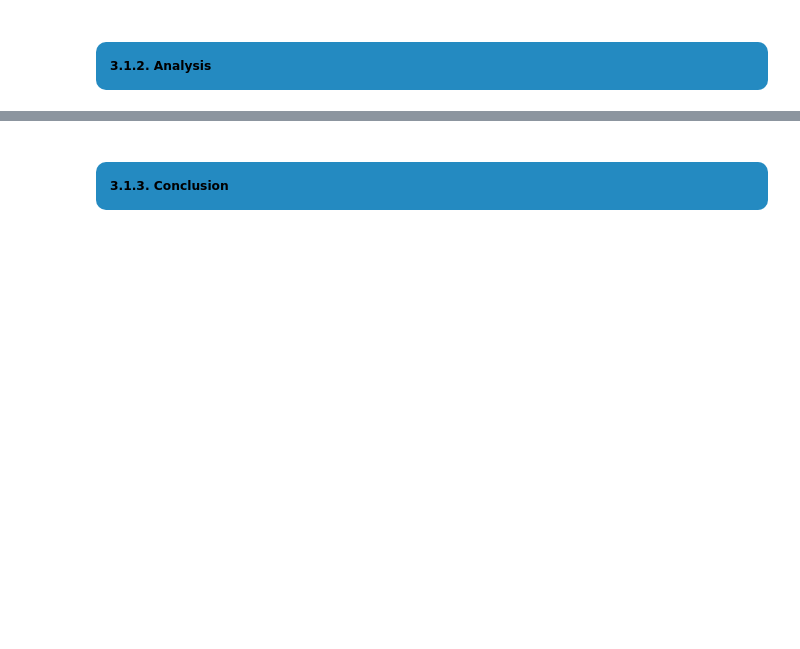
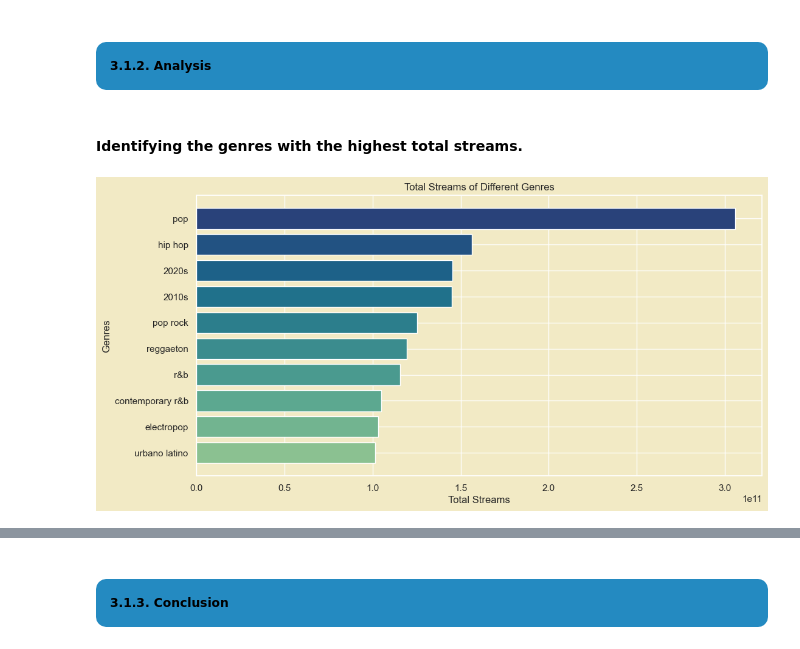
Before and after one commit to truongthuankiet1990gmailcom/Data-Visualization-HW1, a Jupyter notebook: notebook.ipynb, the cells around one changed output, grey strips where cells are left out. Cells and saved outputs as stored; diff of their text form; code cells hidden in the pictures; blank space fills up the shorter version.

```diff
--- a/notebook.ipynb
+++ b/notebook.ipynb
@@ -2405,0 +2418,11 @@ plt.show()
+# %%
+unique_genres = list(set(np.sum(song_df['genres'])))
+# Get total streams count for each genre
+genre_streams = {}
+for genre in unique_genres:
+    genre_streams[genre] = song_df[song_df['genres'].apply(lambda x: genre in x)]['stream_counts'].sum()
+
+genre_streams = {k: v for k, v in sorted(genre_streams.items(), key=lambda item: item[1], reverse=True)}
+
+# Remove 'singer-songwriter' genre
+genre_streams.pop('singer-songwriter', None)
@@ -2406,3 +2545,23 @@ plt.show()
 # %% [markdown]
 <a class="anchor" id="3.1.2"></a>
 <h5 style="text-align: left; background-color:rgb(36, 138, 193); font-family:newtimeroman; color: black; padding: 14px; line-height: 1; border-radius:10px"><b>3.1.2. Analysis </b></h5>
+# %% [markdown]
+#### Identifying the genres with the highest total streams.
+# %%
+# Using vertical bar plot
+import matplotlib.cm as cm
+
+# Identifying the genres with the highest total streams.
+top_10_genres = dict(sorted(genre_streams.items(), key=lambda item: item[1], reverse=True)[:10])
+
+# Get the viridis color palette
+colors = sns.color_palette("crest", len(top_10_genres))
+
+plt.figure(figsize=(12, 6))
+plt.barh(list(top_10_genres.keys())[::-1], list(top_10_genres.values())[::-1], color=colors)
+plt.title("Total Streams of Different Genres")
+plt.xlabel("Total Streams")
+plt.ylabel("Genres")
+plt.show()
+# %% [output]
+[figure, added]
```
Also changed, not shown: parts of 26 cells of this notebook.
